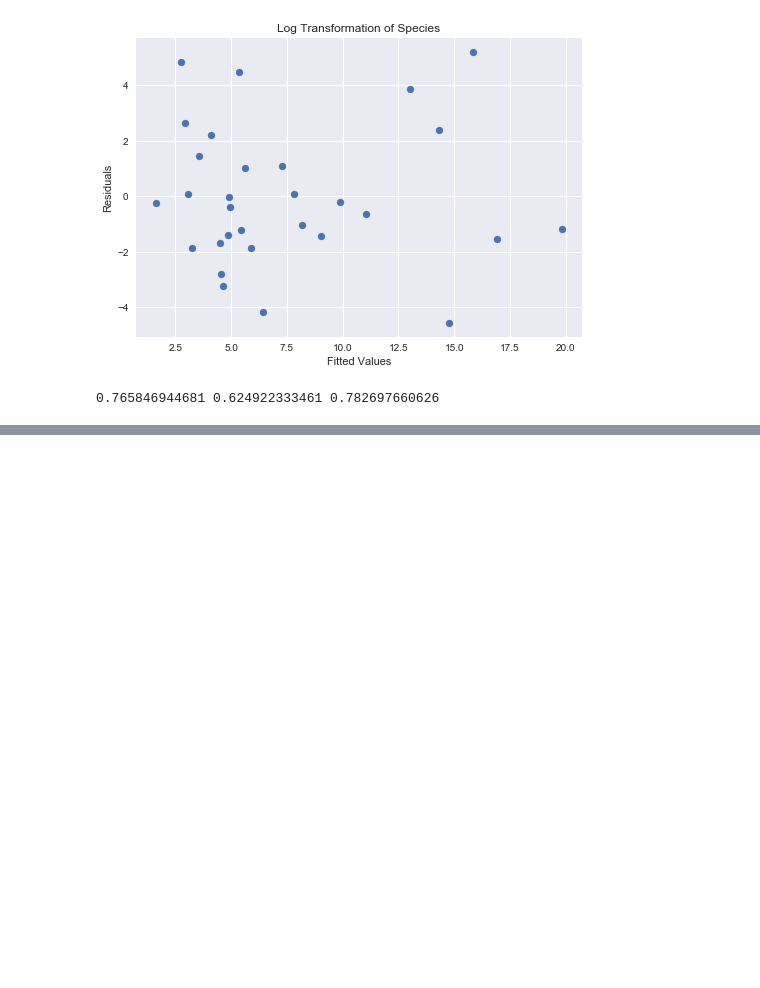
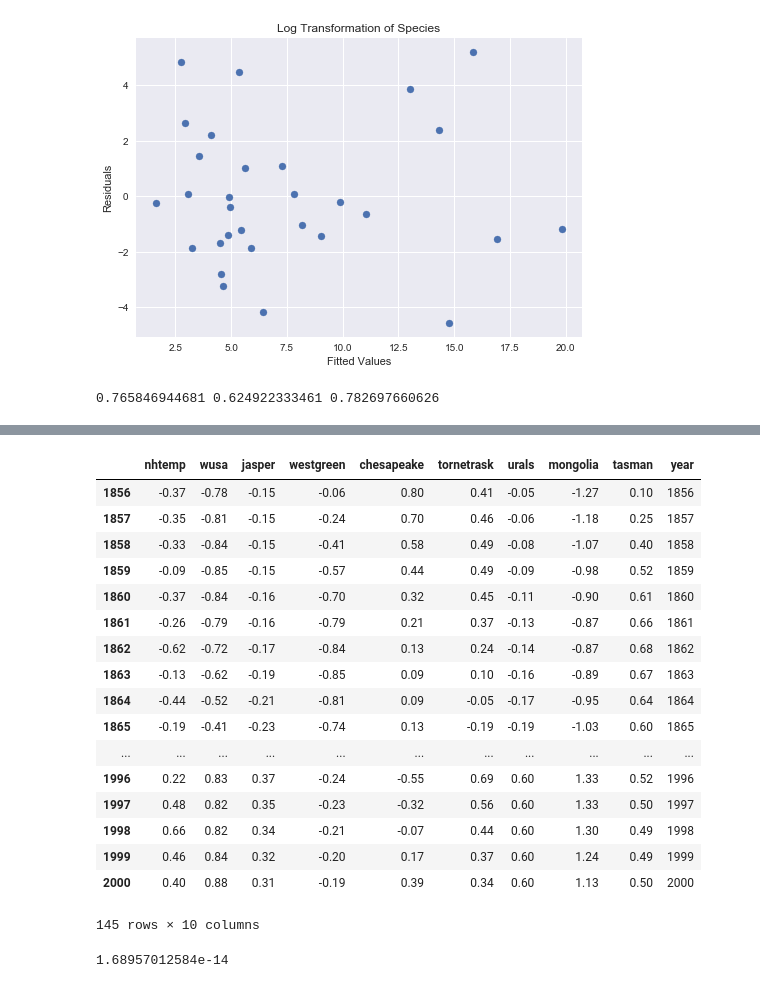
Before and after one commit to cshartrand/ISYE7401-RCode-To-Python, a Jupyter notebook: ISyE7401_PythonNotes.ipynb, the cells around one changed output, grey strips where cells are left out. Cells and saved outputs as stored; diff of their text form; code cells hidden in the pictures; blank space fills up the shorter version.

```diff
--- a/ISyE7401_PythonNotes.ipynb
+++ b/ISyE7401_PythonNotes.ipynb
@@ -224,0 +224,5 @@ print r2, r2log, r2sq
+# %%
+#Correlated Errors and Generalized Least Squares
+globwarm = pd.read_csv('globwarm.csv',index_col=0)
+globwarm.head()
+#This is a dataset on global warming from the Faraway library in R. See documentation for more details
@@ -224,0 +236,23 @@ print r2, r2log, r2sq
+# %%
+#There are a lot of missing temperature values. Let's get rid of the NA values
+globwarm2 = globwarm.dropna(axis=0,how='any')
+globwarm2
+# %% [output]
+|  | nhtemp | wusa | jasper | westgreen | chesapeake | tornetrask | urals | mongolia | tasman | year |
+| 1856 | -0.37 | -0.78 | -0.15 | -0.06 | 0.80 | 0.41 | -0.05 | -1.27 | 0.10 | 1856 |
+| 1857 | -0.35 | -0.81 | -0.15 | -0.24 | 0.70 | 0.46 | -0.06 | -1.18 | 0.25 | 1857 |
+| 1858 | -0.33 | -0.84 | -0.15 | -0.41 | 0.58 | 0.49 | -0.08 | -1.07 | 0.40 | 1858 |
+| 1859 | -0.09 | -0.85 | -0.15 | -0.57 | 0.44 | 0.49 | -0.09 | -0.98 | 0.52 | 1859 |
+| 1860 | -0.37 | -0.84 | -0.16 | -0.70 | 0.32 | 0.45 | -0.11 | -0.90 | 0.61 | 1860 |
+| 1861 | -0.26 | -0.79 | -0.16 | -0.79 | 0.21 | 0.37 | -0.13 | -0.87 | 0.66 | 1861 |
+| 1862 | -0.62 | -0.72 | -0.17 | -0.84 | 0.13 | 0.24 | -0.14 | -0.87 | 0.68 | 1862 |
+| 1863 | -0.13 | -0.62 | -0.19 | -0.85 | 0.09 | 0.10 | -0.16 | -0.89 | 0.67 | 1863 |
+| 1864 | -0.44 | -0.52 | -0.21 | -0.81 | 0.09 | -0.05 | -0.17 | -0.95 | 0.64 | 1864 |
+| 1865 | -0.19 | -0.41 | -0.23 | -0.74 | 0.13 | -0.19 | -0.19 | -1.03 | 0.60 | 1865 |
+| ... | ... | ... | ... | ... | ... | ... | ... | ... | ... | ... |
+| 1996 | 0.22 | 0.83 | 0.37 | -0.24 | -0.55 | 0.69 | 0.60 | 1.33 | 0.52 | 1996 |
+| 1997 | 0.48 | 0.82 | 0.35 | -0.23 | -0.32 | 0.56 | 0.60 | 1.33 | 0.50 | 1997 |
+| 1998 | 0.66 | 0.82 | 0.34 | -0.21 | -0.07 | 0.44 | 0.60 | 1.30 | 0.49 | 1998 |
+| 1999 | 0.46 | 0.84 | 0.32 | -0.20 | 0.17 | 0.37 | 0.60 | 1.24 | 0.49 | 1999 |
+| 2000 | 0.40 | 0.88 | 0.31 | -0.19 | 0.39 | 0.34 | 0.60 | 1.13 | 0.50 | 2000 |
+145 rows × 10 columns
@@ -224,0 +269,9 @@ print r2, r2log, r2sq
+# %%
+#Now fit a model to the residuals where we predict the next year's residual based on the previous year
+#Reformat to work
+ols_resid = ols_resid.as_matrix()
+resid_fit = sm.OLS(ols_resid[1:], sm.add_constant(ols_resid[:-1])).fit()
+
+print (resid_fit.pvalues[1]) #strong evidence of an AR(1) relationship. We will use this for correlation matrix
+# %% [output]
+1.68957012584e-14
```
Also changed, not shown: parts of 7 cells of this notebook, 1 other file.
